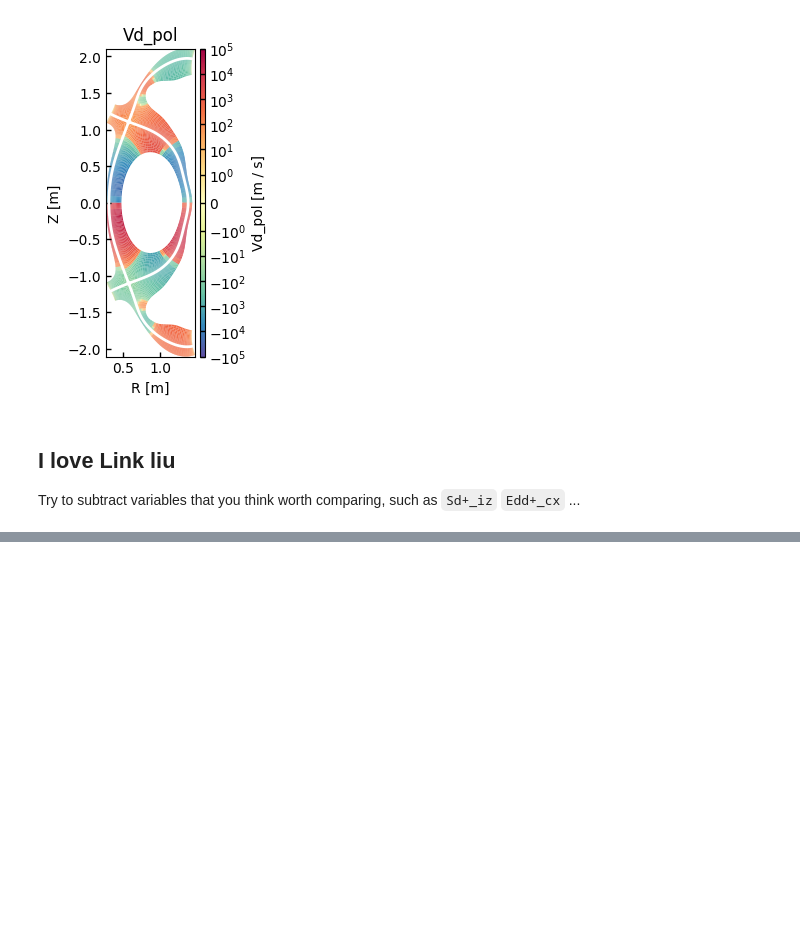
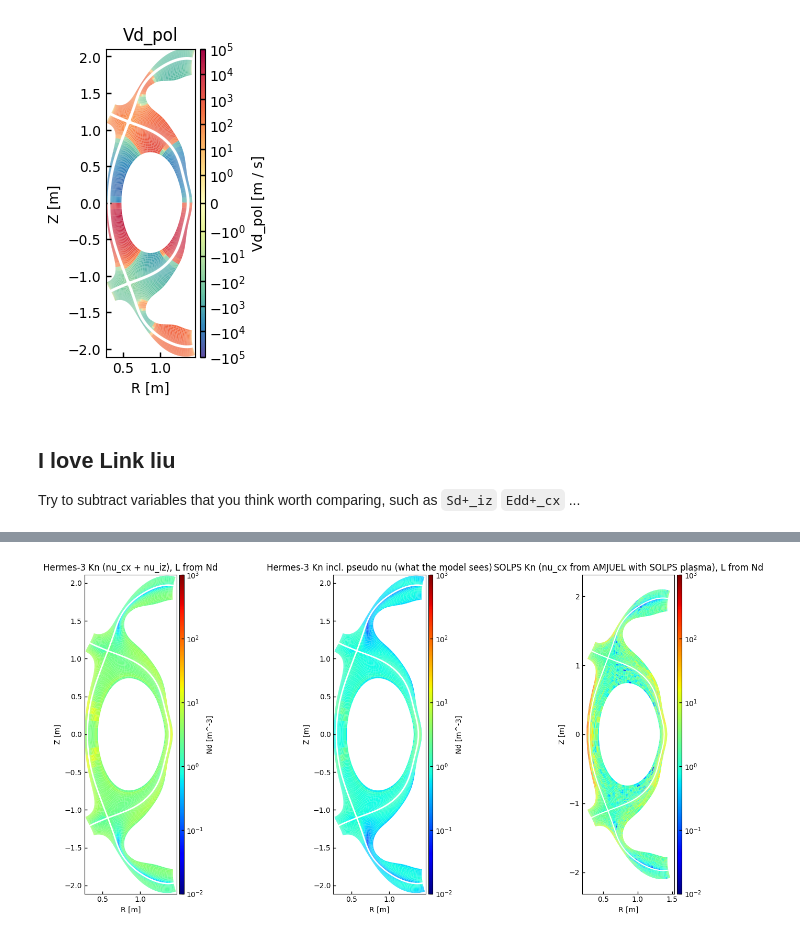
Before and after one commit to sun51027/hermes3-2dplots, a Jupyter notebook: penetration_analysis.ipynb, the cells around one changed output, grey strips where cells are left out. Cells and saved outputs as stored; diff of their text form; code cells hidden in the pictures; blank space fills up the shorter version.

```diff
--- a/penetration_analysis.ipynb
+++ b/penetration_analysis.ipynb
@@ -358,0 +608,23 @@ fig.savefig("diff.pdf")
+# %%
+kn_min = 1e-2
+kn_max = 1e3
+hermes_template = ds["Nd"].transpose("theta", "x")
+
+fig, ax = plt.subplots(1, 3, figsize=(15, 7))
+
+hermes_template.copy(data=hermes_kn).bout.polygon(
+    ax=ax[0], cmap="jet", antialias=True, logscale=True, vmin=kn_min, vmax=kn_max, separatrix=True)
+ax[0].set_title(f"Hermes-3 Kn (nu_cx + nu_iz), L from {gradient_field_name}")
+
+hermes_template.copy(data=hermes_kn_with_pseudo).bout.polygon(
+    ax=ax[1], cmap="jet", antialias=True, logscale=True, vmin=kn_min, vmax=kn_max, separatrix=True)
+ax[1].set_title("Hermes-3 Kn incl. pseudo nu (what the model sees)")
+
+bal.plot_2d("Kn", ax=ax[2], data=solps_kn, cmap="jet", antialias=True,
+            logscale=True, vmin=kn_min, vmax=kn_max, separatrix=True)
+ax[2].set_title(f"SOLPS Kn (nu_cx from AMJUEL with SOLPS plasma), L from {gradient_field_name}")
+
+fig.tight_layout()
+fig.savefig(f"knudsen_number_{gradient_field_name}.pdf")
+# %% [output]
+[figure, added]
```
Also changed, not shown: parts of 8 cells of this notebook, 7 other files.
